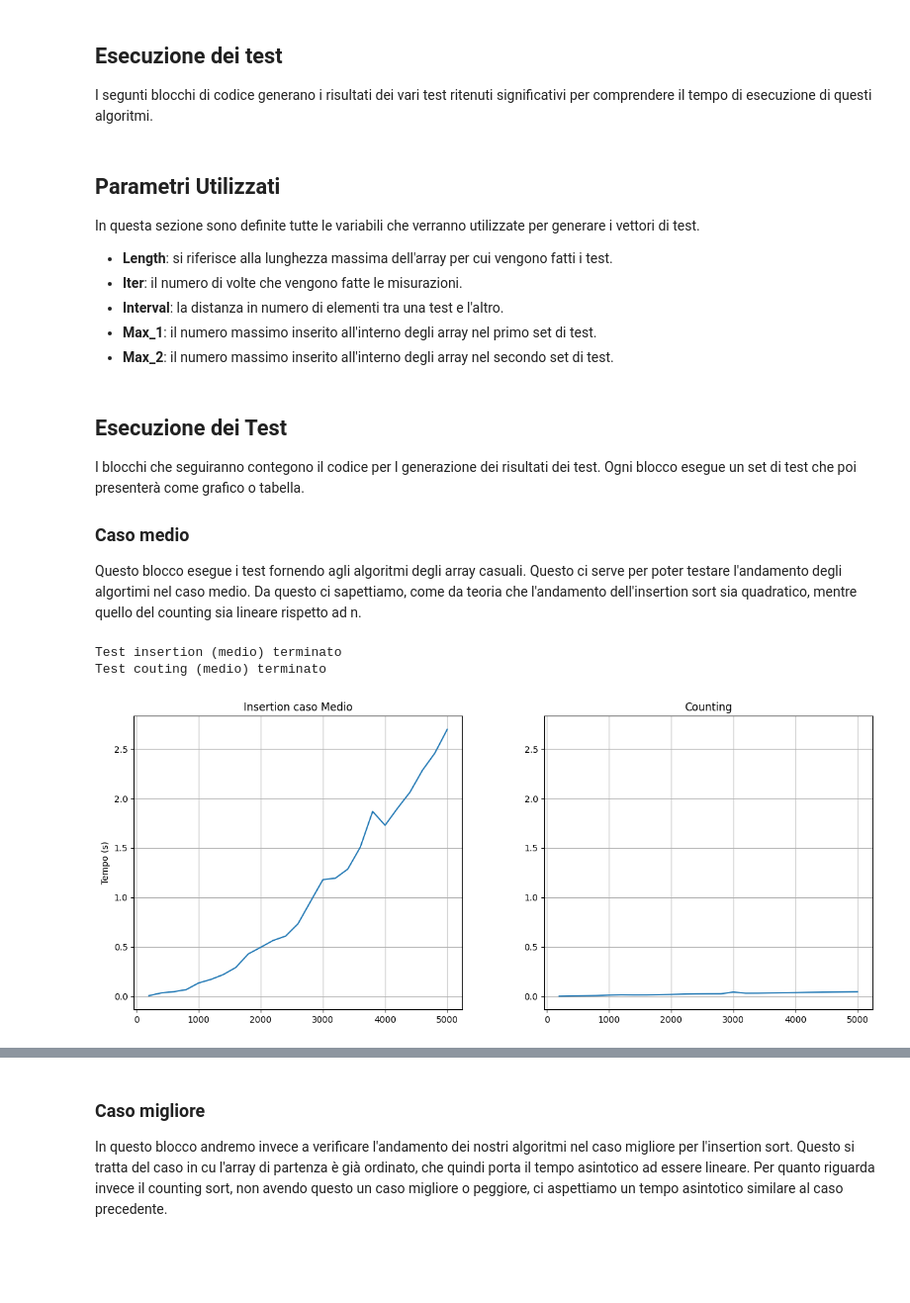
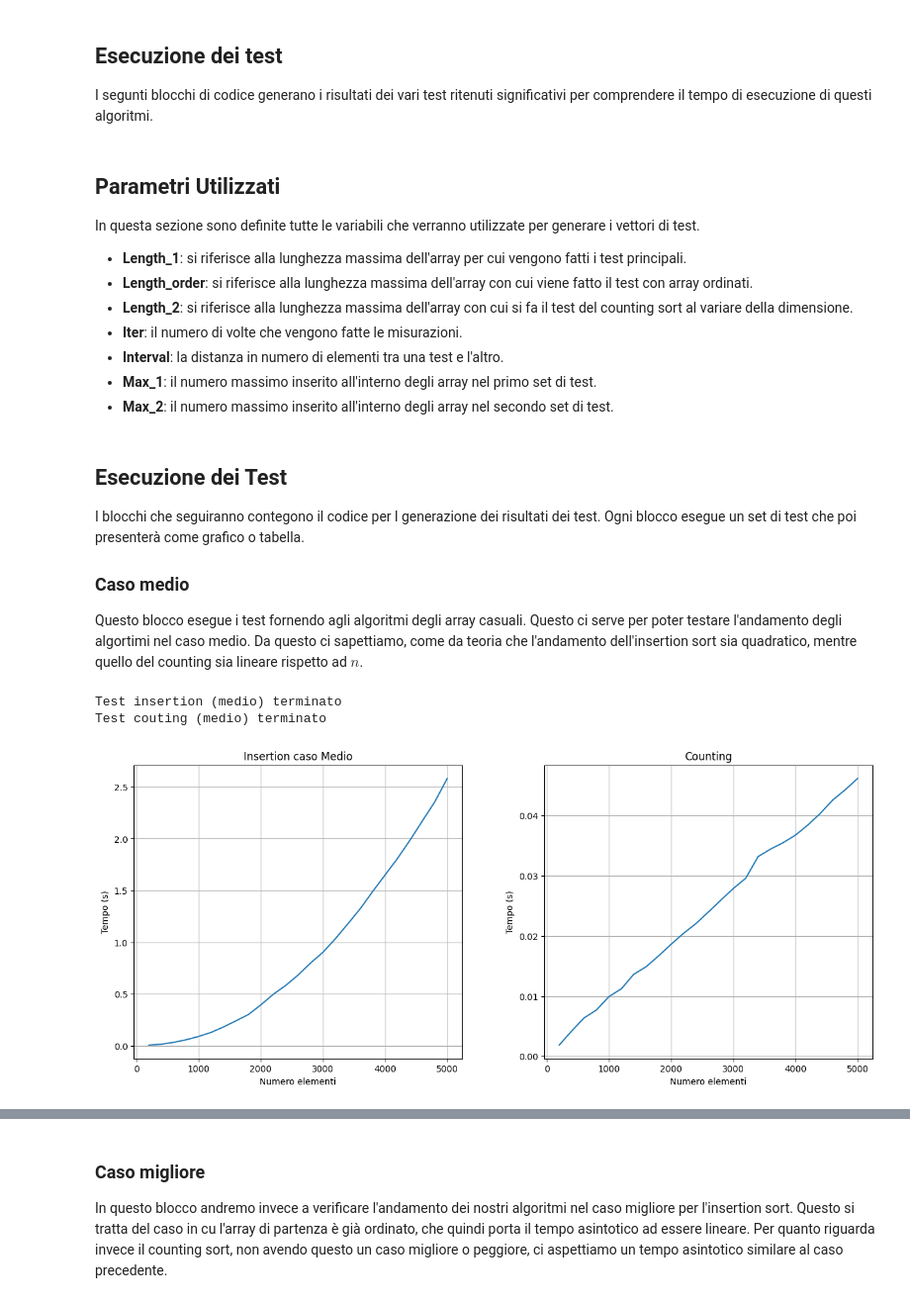
Before and after one commit to LucchesiCarlo/Laboratori_Algoritmi, a Jupyter notebook: Notebook.ipynb, the cells around one changed output, grey strips where cells are left out. Shown: that part at 99% size. Drawn from its saved outputs; the diff is of its cells as text; code cells hidden in the pictures; blank space fills up the shorter version.

```diff
--- a/Notebook.ipynb
+++ b/Notebook.ipynb
@@ -155,7 +155,9 @@ I segunti blocchi di codice generano i risultati dei vari test ritenuti signific
 ## Parametri Utilizzati
 In questa sezione sono definite tutte le variabili che verranno utilizzate per generare i vettori di test.
 
-* **Length**: si riferisce alla lunghezza massima dell'array per cui vengono fatti i test.
+* **Length_1**: si riferisce alla lunghezza massima dell'array per cui vengono fatti i test principali.
+* **Length_order**: si riferisce alla lunghezza massima dell'array con cui viene fatto il test con array ordinati.
+* **Length_2**: si riferisce alla lunghezza massima dell'array con cui si fa il test del counting sort al variare della dimensione.
 * **Iter**: il numero di volte che vengono fatte le misurazioni.
 * **Interval**: la distanza in numero di elementi tra una test e l'altro.
 * **Max_1**: il numero massimo inserito all'interno degli array nel primo set di test.
@@ -165,8 +167,10 @@ In questa sezione sono definite tutte le variabili che verranno utilizzate per g
 Dati che verranno utilizzati durante i test.
 """
 
-length = 5000
-iter = 10
+length_1 = 5000
+length_order = 10000
+length_2 = 1000
+iter = 50
 interval = 200
 max_1 = 100
 max_2 = 10000
@@ -175,29 +179,32 @@ max_2 = 10000
 I blocchi che seguiranno contegono il codice per l generazione dei risultati dei test. Ogni blocco esegue un set di test che poi presenterà come grafico o tabella.
 
 ### Caso medio
-Questo blocco esegue i test fornendo agli algoritmi degli array casuali. Questo ci serve per poter testare l'andamento degli algortimi nel caso medio. Da questo ci sapettiamo, come da teoria che l'andamento dell'insertion sort sia quadratico, mentre quello del counting sia lineare rispetto ad n.
+Questo blocco esegue i test fornendo agli algoritmi degli array casuali. Questo ci serve per poter testare l'andamento degli algortimi nel caso medio. Da questo ci sapettiamo, come da teoria che l'andamento dell'insertion sort sia quadratico, mentre quello del counting sia lineare rispetto ad $n$.
+# %%
+x_insertion, y_insertion = sorting_test(algorithm_type.Insertion, test_type.Random, length_1, iter, interval, max_1)
+print("Test insertion (medio) terminato")
+x_counting, y_counting = sorting_test(algorithm_type.Counting, test_type.Random, length_1, iter, interval, max_1)
+print("Test couting (medio) terminato")
+# %% [output]
+Test insertion (medio) terminato
+Test couting (medio) terminato
 # %%
-x_insertion_greater, y_insertion_greater = sorting_test(algorithm_type.Insertion, test_type.Random, length, iter, interval, max_1)
-print("Test insertion (medio) terminato")
-x_counting_greater, y_counting_greater = sorting_test(algorithm_type.Counting, test_type.Random, length, iter, interval, max_1)
-print("Test couting (medio) terminato")
-
 plt.figure(figsize = (15, 6))
-plt.xlabel("Numero elementi")
 plt.ylim(bottom = 0)
 ax1 = plt.subplot(121)
+plt.ylabel("Tempo (s)")
+plt.xlabel("Numero elementi")
 plt.title("Insertion caso Medio")
-ax1.plot(x_insertion_greater, y_insertion_greater)
+ax1.plot(x_insertion, y_insertion)
 plt.grid(True)
+ax2 = plt.subplot(122)
 plt.ylabel("Tempo (s)")
-ax2 = plt.subplot(122, sharey = ax1)
+plt.xlabel("Numero elementi")
 plt.title("Counting")
-ax2.plot(x_counting_greater, y_counting_greater)
+ax2.plot(x_counting, y_counting)
 plt.grid(True)
 plt.subplots_adjust(wspace = 0.25)
 
 plt.show()
 # %% [output]
-Test insertion (medio) terminato
-Test couting (medio) terminato
-[figure, old version]
+[figure, new version]
```
Also changed, not shown: parts of 22 cells of this notebook.
